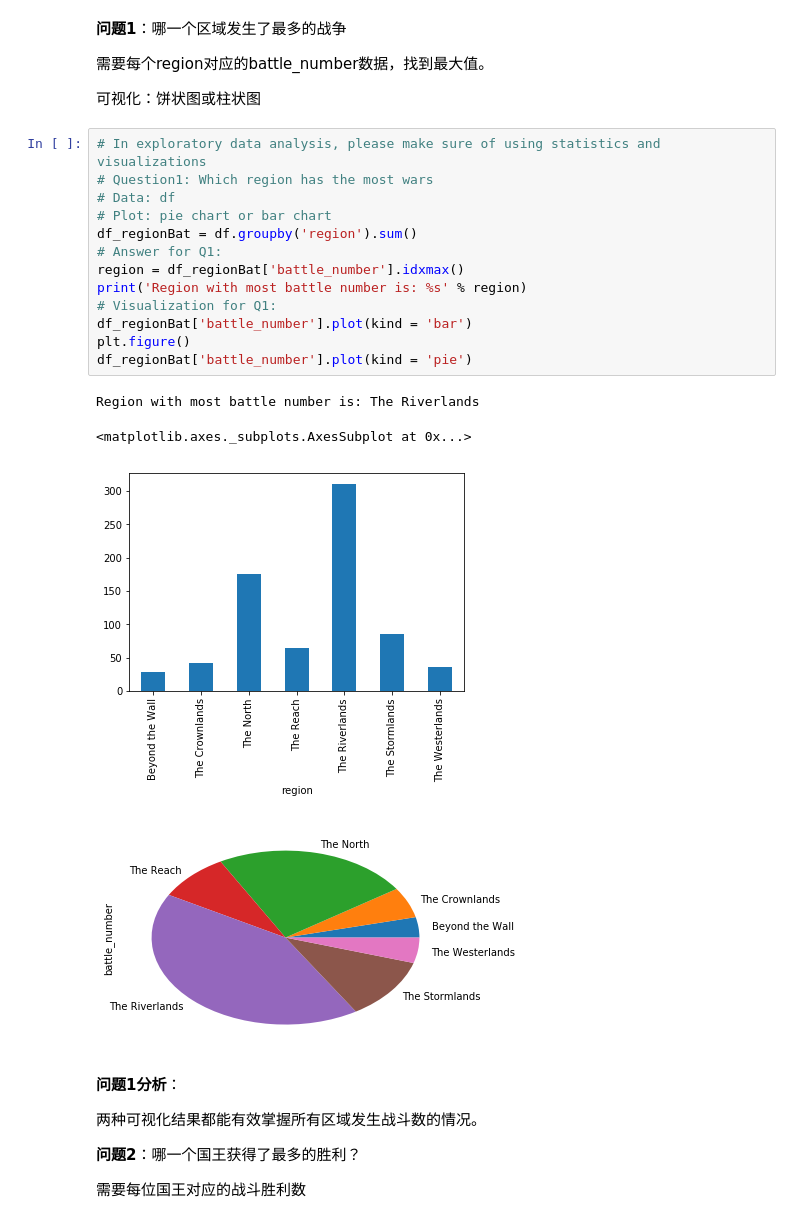
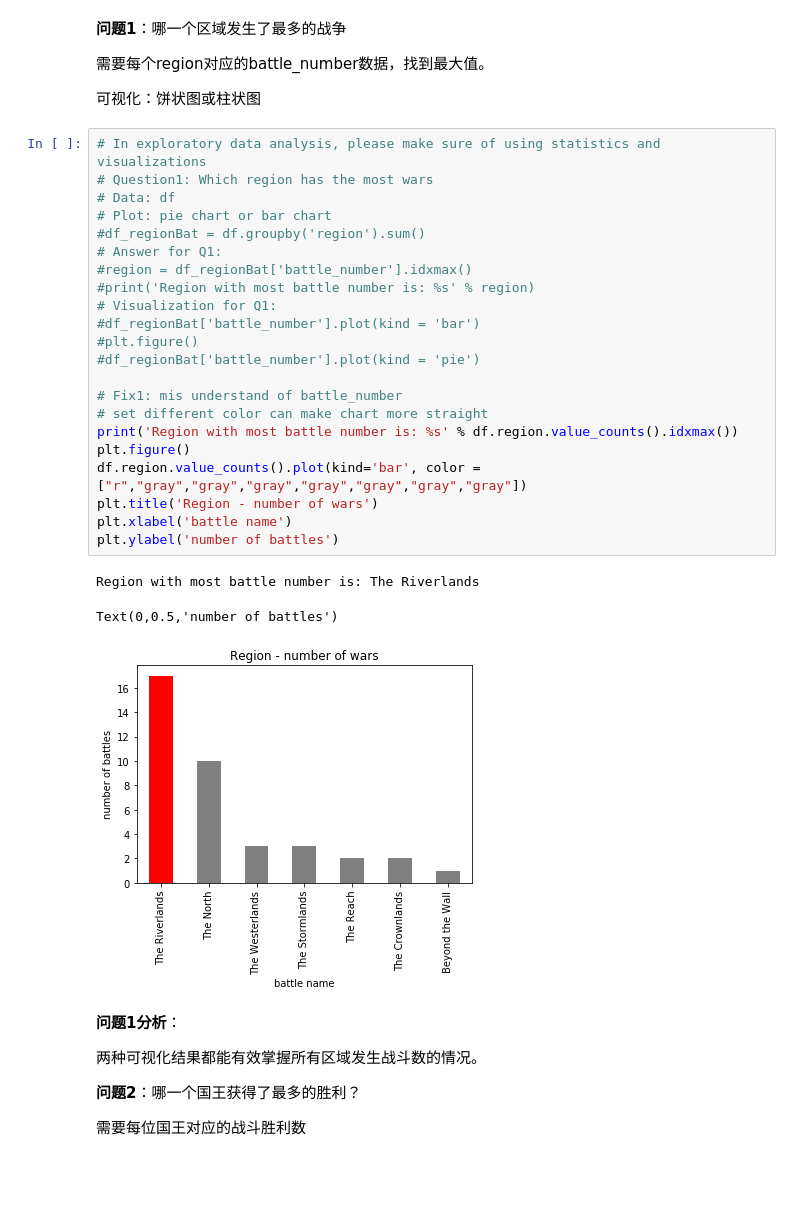
Before and after one commit to leapoldzhu/Data-Analysis, a Jupyter notebook: GameofThrone/Game_of_thrones_battle_analysis.ipynb, the cells around one changed output. Drawn from its saved outputs; the diff is of its cells as text; blank space fills up the shorter version.

```diff
--- a/GameofThrone/Game_of_thrones_battle_analysis.ipynb
+++ b/GameofThrone/Game_of_thrones_battle_analysis.ipynb
@@ -191,21 +200,29 @@ See the caveats in the documentation: http://pandas.pydata.org/pandas-docs/stabl
 # %%
 # In exploratory data analysis, please make sure of using statistics and visualizations
 # Question1: Which region has the most wars
 # Data: df
 # Plot: pie chart or bar chart
-df_regionBat = df.groupby('region').sum()
+#df_regionBat = df.groupby('region').sum()
 # Answer for Q1:
-region = df_regionBat['battle_number'].idxmax()
-print('Region with most battle number is: %s' % region)
+#region = df_regionBat['battle_number'].idxmax()
+#print('Region with most battle number is: %s' % region)
 # Visualization for Q1:
-df_regionBat['battle_number'].plot(kind = 'bar')
+#df_regionBat['battle_number'].plot(kind = 'bar')
+#plt.figure()
+#df_regionBat['battle_number'].plot(kind = 'pie')
+
+# Fix1: mis understand of battle_number
+# set different color can make chart more straight
+print('Region with most battle number is: %s' % df.region.value_counts().idxmax())
 plt.figure()
-df_regionBat['battle_number'].plot(kind = 'pie')
+df.region.value_counts().plot(kind='bar', color = ["r","gray","gray","gray","gray","gray","gray","gray"])
+plt.title('Region - number of wars')
+plt.xlabel('battle name')
+plt.ylabel('number of battles')
 # %% [output]
 Region with most battle number is: The Riverlands
-<matplotlib.axes._subplots.AxesSubplot at 0x...>
+Text(0,0.5,'number of battles')
-[figure, old version]
+[figure, new version]
-[figure, removed]
 # %% [markdown]
 **问题1分析**：
 
```
Also changed, not shown: parts of 6 cells of this notebook, 1 other file.
